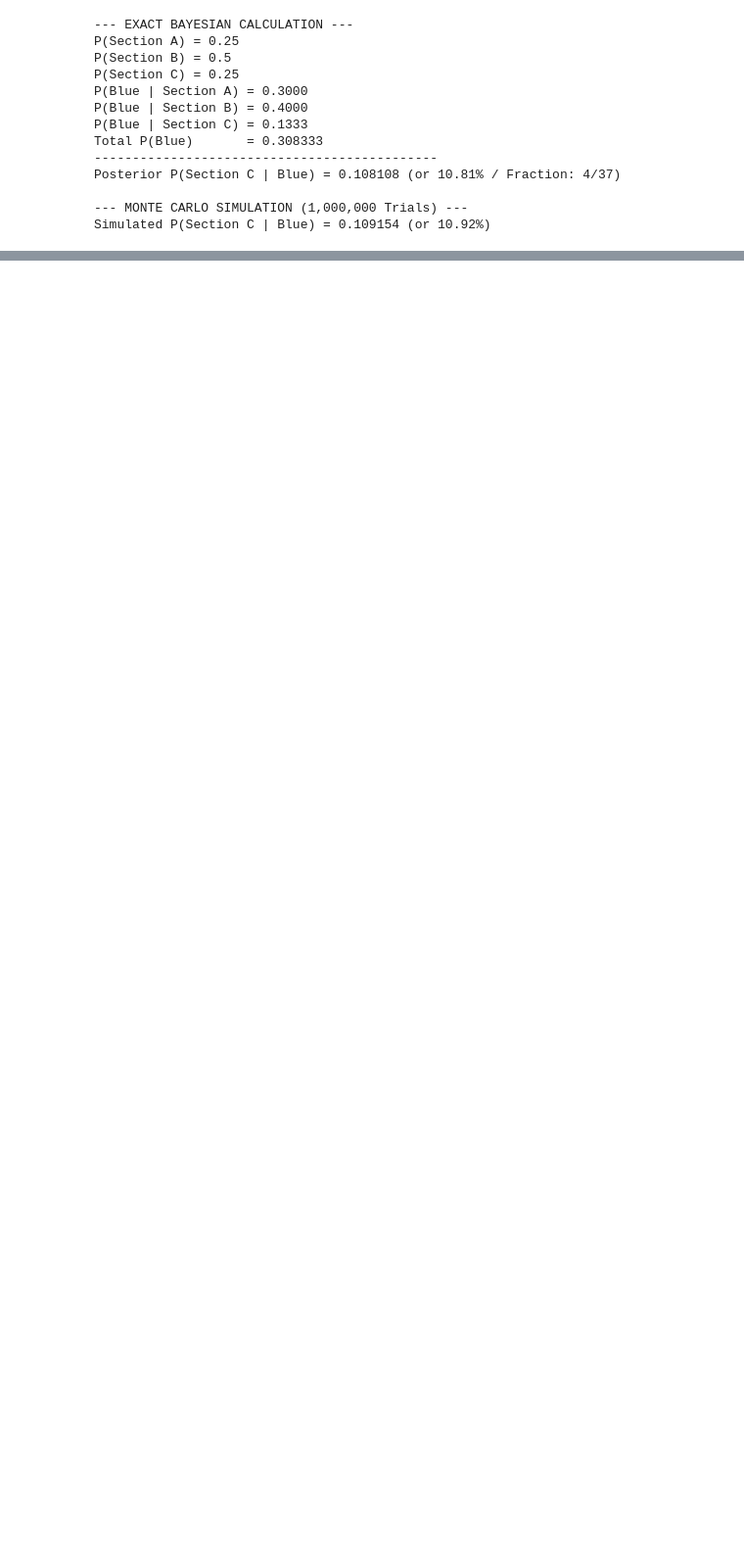
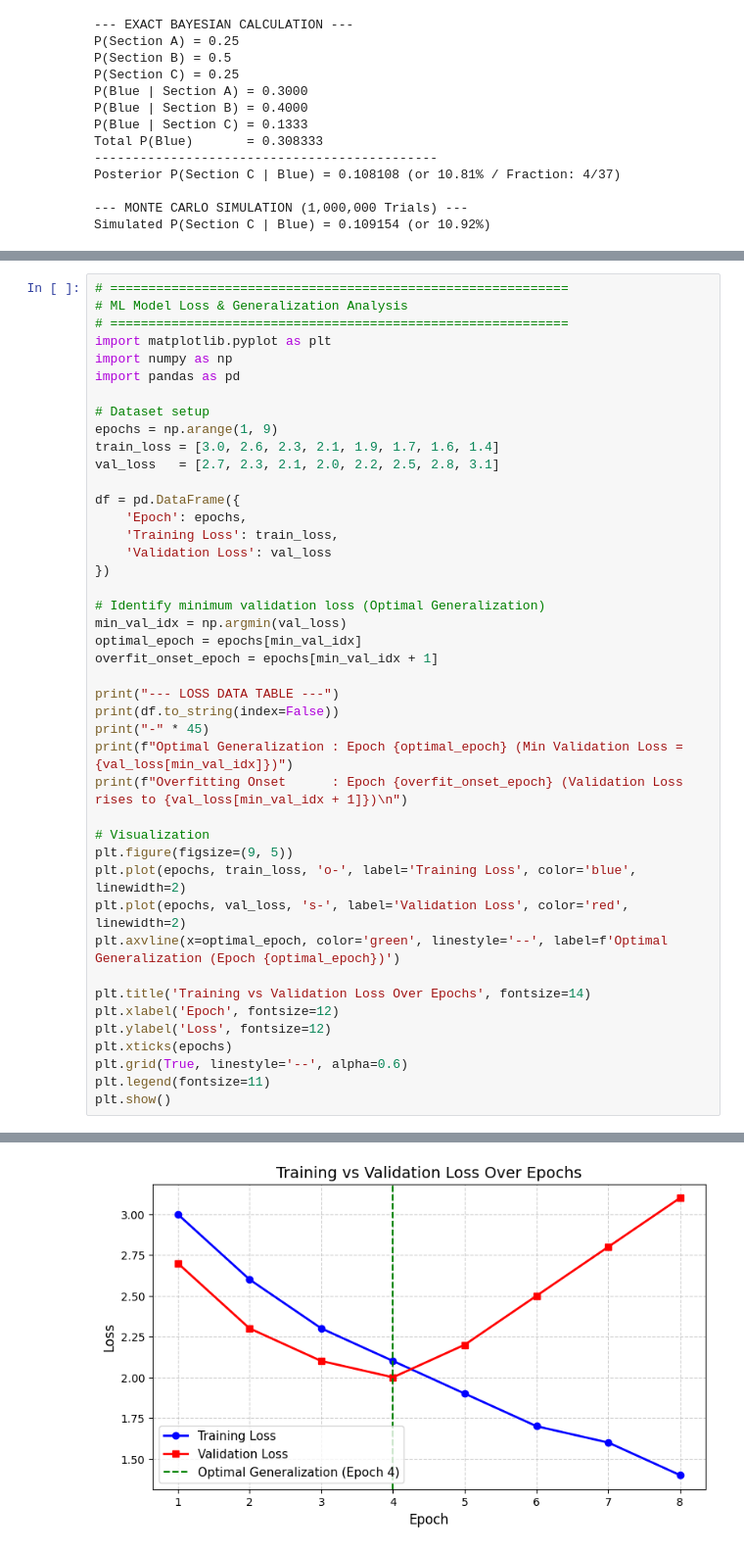
Before and after one commit to Rakshitha443/ITA-0610-MACHINE-LEARNING-, a Jupyter notebook: CO1_AT_1_(15_7_26).ipynb, the cells around one changed output, grey strips where cells are left out. Shown at 98% size. Saved outputs shown, nothing was run; the diff lists cells and outputs as text; blank space fills up the shorter version.

```diff
--- a/CO1_AT_1_(15_7_26).ipynb
+++ b/CO1_AT_1_(15_7_26).ipynb
@@ -170,0 +345,44 @@ Simulated P(Section C | Blue) = 0.109154 (or 10.92%)
+# %%
+# ============================================================
+# ML Model Loss & Generalization Analysis
+# ============================================================
+import matplotlib.pyplot as plt
+import numpy as np
+import pandas as pd
+
+# Dataset setup
+epochs = np.arange(1, 9)
+train_loss = [3.0, 2.6, 2.3, 2.1, 1.9, 1.7, 1.6, 1.4]
+val_loss   = [2.7, 2.3, 2.1, 2.0, 2.2, 2.5, 2.8, 3.1]
+
+df = pd.DataFrame({
+    'Epoch': epochs,
+    'Training Loss': train_loss,
+    'Validation Loss': val_loss
+})
+
+# Identify minimum validation loss (Optimal Generalization)
+min_val_idx = np.argmin(val_loss)
+optimal_epoch = epochs[min_val_idx]
+overfit_onset_epoch = epochs[min_val_idx + 1]
+
+print("--- LOSS DATA TABLE ---")
+print(df.to_string(index=False))
+print("-" * 45)
+print(f"Optimal Generalization : Epoch {optimal_epoch} (Min Validation Loss = {val_loss[min_val_idx]})")
+print(f"Overfitting Onset      : Epoch {overfit_onset_epoch} (Validation Loss rises to {val_loss[min_val_idx + 1]})\n")
+
+# Visualization
+plt.figure(figsize=(9, 5))
+plt.plot(epochs, train_loss, 'o-', label='Training Loss', color='blue', linewidth=2)
+plt.plot(epochs, val_loss, 's-', label='Validation Loss', color='red', linewidth=2)
+plt.axvline(x=optimal_epoch, color='green', linestyle='--', label=f'Optimal Generalization (Epoch {optimal_epoch})')
+
+plt.title('Training vs Validation Loss Over Epochs', fontsize=14)
+plt.xlabel('Epoch', fontsize=12)
+plt.ylabel('Loss', fontsize=12)
+plt.xticks(epochs)
+plt.grid(True, linestyle='--', alpha=0.6)
+plt.legend(fontsize=11)
+plt.show()
+# %% [output]
@@ -170,0 +402 @@ Simulated P(Section C | Blue) = 0.109154 (or 10.92%)
+[figure, added]
```
Also changed, not shown: parts of 25 cells of this notebook.
